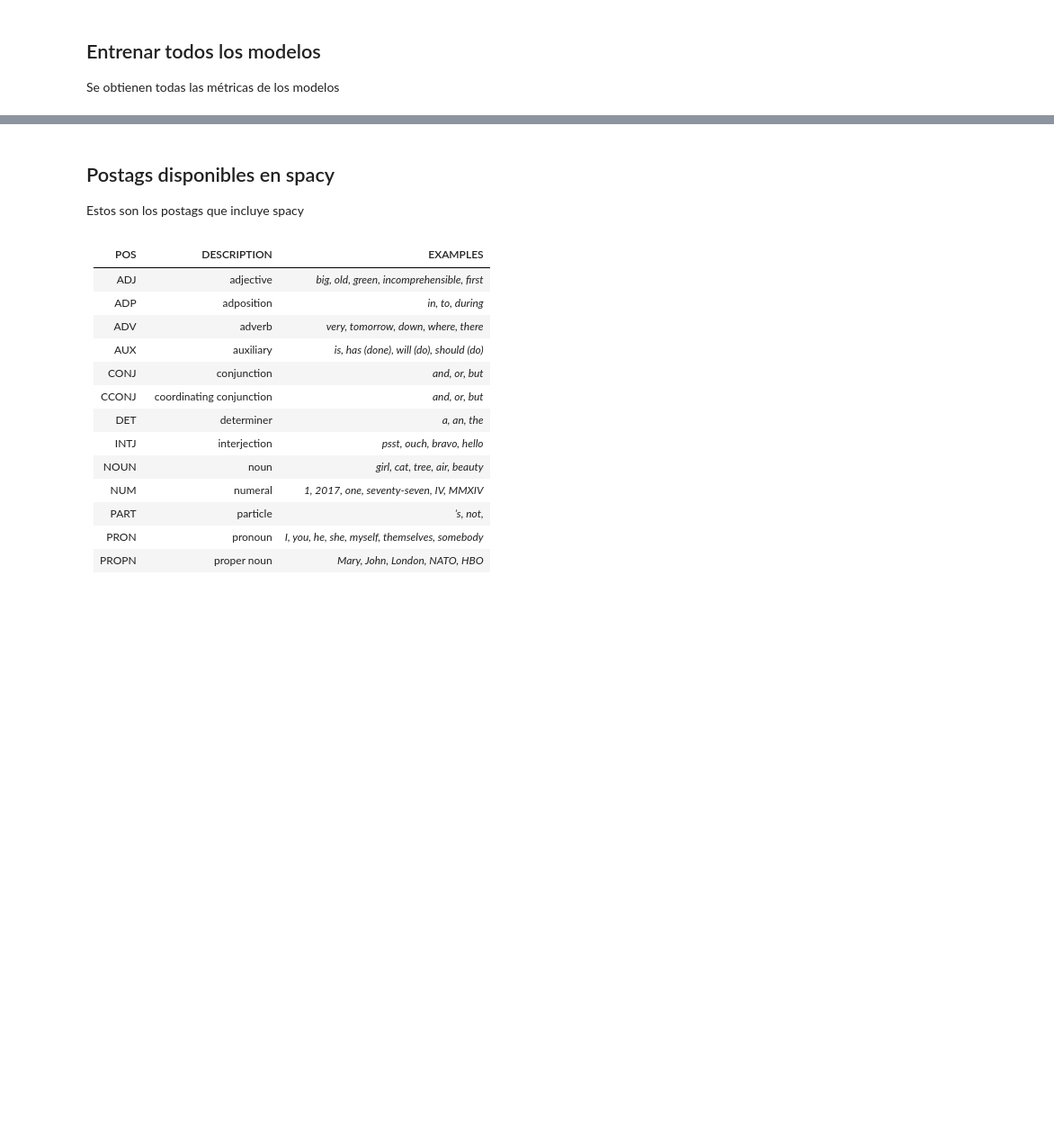
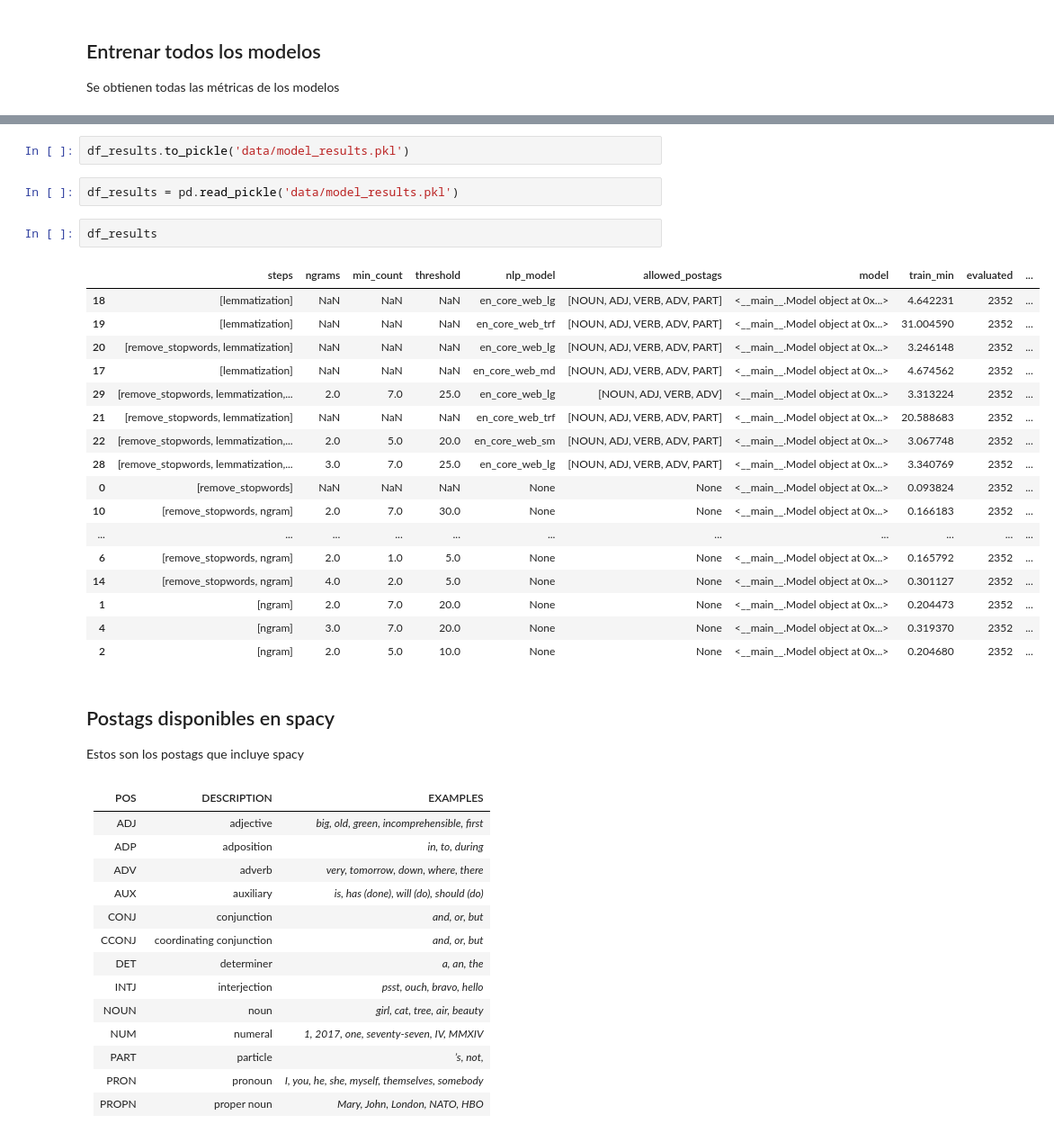
Before and after one commit to EquipoAlfaBuenaMaravillaOndaDinamita/cmiads-tmnlp-h3, a Jupyter notebook: model.ipynb, the cells around one changed output, grey strips where cells are left out. Shown: that part at 90% size. Drawn from its saved outputs; the diff is of its cells as text; blank space fills up the shorter version.

```diff
--- a/model.ipynb
+++ b/model.ipynb
@@ -748,3 +868,27 @@ print_metrics(model_metrics)
+# %%
+df_results.to_pickle('data/model_results.pkl')
+# %%
+df_results = pd.read_pickle('data/model_results.pkl')
+# %%
+df_results
+# %% [output]
+|  | steps | ngrams | min_count | threshold | nlp_model | allowed_postags | model | train_min | evaluated | ... |
+| 18 | [lemmatization] | NaN | NaN | NaN | en_core_web_lg | [NOUN, ADJ, VERB, ADV, PART] | <__main__.Model object at 0x...> | 4.642231 | 2352 | ... |
+| 19 | [lemmatization] | NaN | NaN | NaN | en_core_web_trf | [NOUN, ADJ, VERB, ADV, PART] | <__main__.Model object at 0x...> | 31.004590 | 2352 | ... |
+| 20 | [remove_stopwords, lemmatization] | NaN | NaN | NaN | en_core_web_lg | [NOUN, ADJ, VERB, ADV, PART] | <__main__.Model object at 0x...> | 3.246148 | 2352 | ... |
+| 17 | [lemmatization] | NaN | NaN | NaN | en_core_web_md | [NOUN, ADJ, VERB, ADV, PART] | <__main__.Model object at 0x...> | 4.674562 | 2352 | ... |
+| 29 | [remove_stopwords, lemmatization,... | 2.0 | 7.0 | 25.0 | en_core_web_lg | [NOUN, ADJ, VERB, ADV] | <__main__.Model object at 0x...> | 3.313224 | 2352 | ... |
+| 21 | [remove_stopwords, lemmatization] | NaN | NaN | NaN | en_core_web_trf | [NOUN, ADJ, VERB, ADV, PART] | <__main__.Model object at 0x...> | 20.588683 | 2352 | ... |
+| 22 | [remove_stopwords, lemmatization,... | 2.0 | 5.0 | 20.0 | en_core_web_sm | [NOUN, ADJ, VERB, ADV, PART] | <__main__.Model object at 0x...> | 3.067748 | 2352 | ... |
+| 28 | [remove_stopwords, lemmatization,... | 3.0 | 7.0 | 25.0 | en_core_web_lg | [NOUN, ADJ, VERB, ADV, PART] | <__main__.Model object at 0x...> | 3.340769 | 2352 | ... |
+| 0 | [remove_stopwords] | NaN | NaN | NaN | None | None | <__main__.Model object at 0x...> | 0.093824 | 2352 | ... |
+| 10 | [remove_stopwords, ngram] | 2.0 | 7.0 | 30.0 | None | None | <__main__.Model object at 0x...> | 0.166183 | 2352 | ... |
+| ... | ... | ... | ... | ... | ... | ... | ... | ... | ... | ... |
+| 6 | [remove_stopwords, ngram] | 2.0 | 1.0 | 5.0 | None | None | <__main__.Model object at 0x...> | 0.165792 | 2352 | ... |
+| 14 | [remove_stopwords, ngram] | 4.0 | 2.0 | 5.0 | None | None | <__main__.Model object at 0x...> | 0.301127 | 2352 | ... |
+| 1 | [ngram] | 2.0 | 7.0 | 20.0 | None | None | <__main__.Model object at 0x...> | 0.204473 | 2352 | ... |
+| 4 | [ngram] | 3.0 | 7.0 | 20.0 | None | None | <__main__.Model object at 0x...> | 0.319370 | 2352 | ... |
+| 2 | [ngram] | 2.0 | 5.0 | 10.0 | None | None | <__main__.Model object at 0x...> | 0.204680 | 2352 | ... |
 # %% [markdown]
 ## Postags disponibles en spacy
 Estos son los postags que incluye spacy
```
Also changed, not shown: parts of 24 cells of this notebook.
